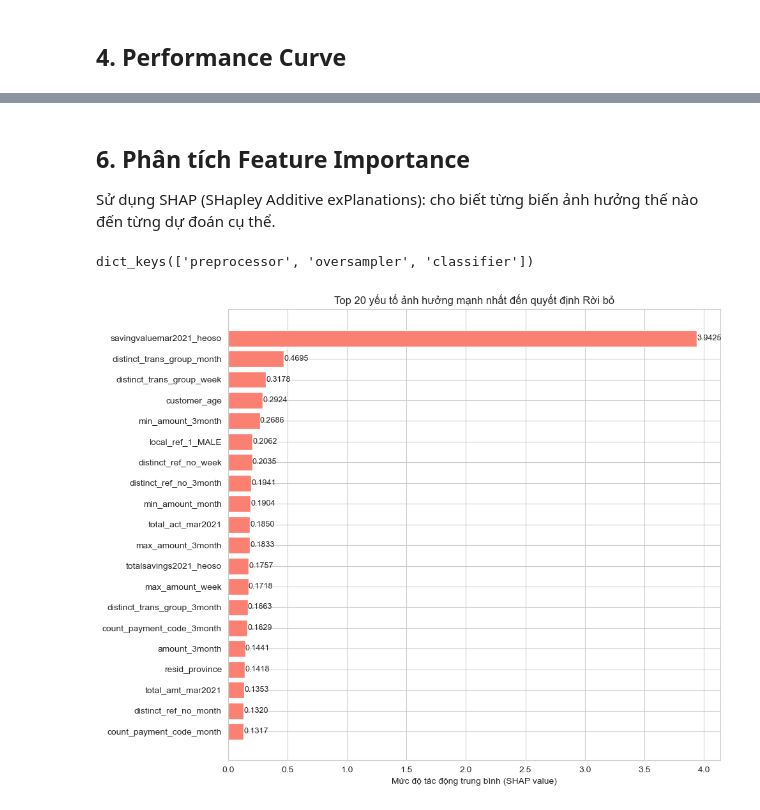
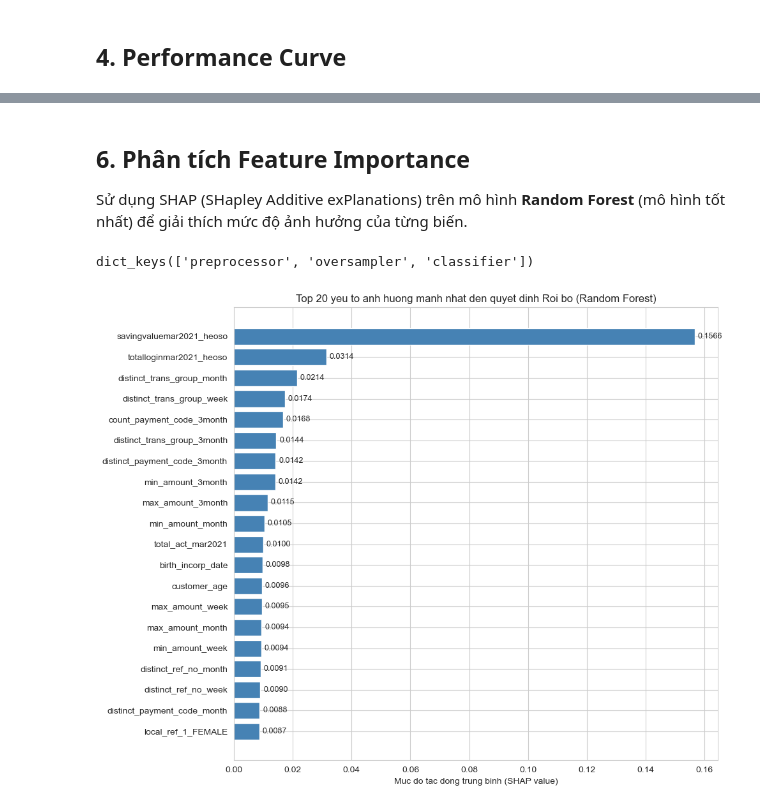
Before and after one commit to truc199/bank-churn, a Jupyter notebook: final.ipynb, the cells around one changed output, grey strips where cells are left out. Drawn from its saved outputs; the diff is of its cells as text; code cells hidden in the pictures.

```diff
--- a/final.ipynb
+++ b/final.ipynb
@@ -415,6 +418,7 @@ totalsavings2021_heoso có tương quan tương đối cao với:
 # %%
 # Loại bỏ các biến gây rò rỉ dữ liệu (Data Leakage) liên quan đến tháng 6 (thời điểm dự đoán)
-future_cols = [c for c in active_customers.columns if 'juin2021' in c.lower()]
+# Lưu ý: totalsavings2021_heoso cần loại bỏ vì chứa thông tin tích lũy tương lai được dùng để định nghĩa target is_exited
+future_cols = [c for c in active_customers.columns if 'juin2021' in c.lower()] + ['totalsavings2021_heoso']
 ignore_cols = ['rd_id', 'is_exited']
 
 # Tách Features (X) và Target (y)
@@ -442,11 +446,11 @@ class_ratio = (y_train == 0).sum() / (y_train == 1).sum()
 # %% [markdown]
 ## **2. Xây dựng mô hình và Đánh giá lần 1**
 # %%
-# Định nghĩa các mô hình cơ sở
+# Định nghĩa các mô hình cơ sở (Không dùng class_weight/scale_pos_weight khi đã có SMOTE)
 classifiers = {
-    "Logistic Regression": LogisticRegression(max_iter=3000, class_weight='balanced'),
-    "Random Forest": RandomForestClassifier(n_estimators=100, class_weight='balanced', random_state=42),
-    "XGBoost": XGBClassifier(eval_metric='logloss', scale_pos_weight=class_ratio, random_state=42, use_label_encoder=False)
+    "Logistic Regression": LogisticRegression(max_iter=3000),
+    "Random Forest": RandomForestClassifier(n_estimators=100, random_state=42),
+    "XGBoost": XGBClassifier(eval_metric='logloss', random_state=42, use_label_encoder=False)
 }
 
 model_results = {}
@@ -469,18 +473,21 @@ for clf_name, clf in classifiers.items():
     preds = model_pipeline.predict(X_test)
     probs = model_pipeline.predict_proba(X_test)[:, 1]
 
-    # Đánh giá
+    # Đánh giá với cả ROC-AUC và AUPRC
     print("Confusion Matrix:")
     print(confusion_matrix(y_test, preds))
     print("\nReport:")
     print(classification_report(y_test, preds))
 
     auc_score = roc_auc_score(y_test, probs)
+    auprc_score = average_precision_score(y_test, probs)
     print(f"ROC-AUC Score: {auc_score:.4f}")
+    print(f"AUPRC (PR-AUC) Score: {auprc_score:.4f}")
 
     model_results[clf_name] = {
         "pipeline": model_pipeline,
-        "score": auc_score
+        "roc_auc": auc_score,
+        "auprc": auprc_score
     }
 # %% [output]
 >>>>> Training: Logistic Regression <<<<<
@@ -797,4 +807,4 @@ weighted avg     0.9467    0.8154    0.8624      1463
 # %% [markdown]
 ## **6. Phân tích Feature Importance**
-Sử dụng SHAP (SHapley Additive exPlanations): cho  biết từng biến ảnh hưởng thế nào đến từng dự đoán cụ thể.
+Sử dụng SHAP (SHapley Additive exPlanations) trên mô hình **Random Forest** (mô hình tốt nhất) để giải thích mức độ ảnh hưởng của từng biến.
 # %%
@@ -803,41 +813,56 @@ final_xgb_model.named_steps.keys()
 # %% [output]
 dict_keys(['preprocessor', 'oversampler', 'classifier'])
 # %%
-# Lấy model XGBoost từ pipeline
-xgb_extractor = final_xgb_model.named_steps['classifier']
+import shap
+
+# Lấy model Random Forest từ pipeline
+rf_extractor = final_rf_model.named_steps['classifier']
 # Biến đổi dữ liệu test qua bước preprocessor
-X_test_processed = final_xgb_model.named_steps['preprocessor'].transform(X_test)
+X_test_processed = final_rf_model.named_steps['preprocessor'].transform(X_test)
 
 # Lấy tên cột sau khi one-hot encoding
-feature_names_out = final_xgb_model.named_steps['preprocessor'].get_feature_names_out()
-# Làm gọn tên cột (bỏ tiền tố của transformer)
+feature_names_out = final_rf_model.named_steps['preprocessor'].get_feature_names_out()
 readable_feature_names = [f.split("__")[-1] for f in feature_names_out]
 
-# Khởi tạo SHAP Explainer
-shap_explainer = shap.Explainer(xgb_extractor)
-shap_vals = shap_explainer(X_test_processed)
+# Khởi tạo SHAP TreeExplainer cho Random Forest
+shap_explainer = shap.TreeExplainer(rf_extractor)
+shap_vals = shap_explainer.shap_values(X_test_processed)
 
-# Tính giá trị SHAP trung bình tuyệt đối để xếp hạng quan trọng
-mean_abs_shap = np.abs(shap_vals.values).mean(axis=0)
+# Xử lý linh hoạt output shape của SHAP:
+# - SHAP cũ: list [class_0_array, class_1_array] mỗi cái shape (n_samples, n_features)
+# - SHAP mới: 3D array shape (n_samples, n_features, n_classes)
+if isinstance(shap_vals, list):
+    shap_churn = np.array(shap_vals[1])   # class 1 (Churn)
+elif hasattr(shap_vals, 'ndim') and shap_vals.ndim == 3:
+    shap_churn = shap_vals[:, :, 1]       # class 1 (Churn)
+else:
+    shap_churn = np.array(shap_vals)
+
+# Đảm bảo shap_churn là 2D: (n_samples, n_features)
+if shap_churn.ndim == 1:
+    shap_churn = shap_churn.reshape(1, -1)
+
+# Tính giá trị SHAP trung bình tuyệt đối để xếp hạng quan trọng (1D vector)
+mean_abs_shap = np.abs(shap_churn).mean(axis=0)   # shape: (n_features,)
+
 importance_df = pd.DataFrame({
     'Variable': readable_feature_names,
     'Importance': mean_abs_shap
 }).sort_values(by='Importance', ascending=True).tail(20)
 
 # Vẽ biểu đồ
 plt.figure(figsize=(10, 8))
-h_bars = plt.barh(importance_df['Variable'], importance_df['Importance'], color='salmon')
-plt.xlabel("Mức độ tác động trung bình (SHAP value)")
-plt.title("Top 20 yếu tố ảnh hưởng mạnh nhất đến quyết định Rời bỏ")
+h_bars = plt.barh(importance_df['Variable'], importance_df['Importance'], color='steelblue')
+plt.xlabel("Muc do tac dong trung binh (SHAP value)")
+plt.title("Top 20 yeu to anh huong manh nhat den quyet dinh Roi bo (Random Forest)")
 
-# Hiển thị giá trị trên thanh
 for bar in h_bars:
     width = bar.get_width()
     plt.text(width + 0.001, bar.get_y() + bar.get_height()/2,
              f"{width:.4f}", va='center', fontsize=9)
 
 plt.tight_layout()
 plt.show()
 # %% [output]
-[figure, old version]
+[figure, new version]
 # %%
```
Also changed, not shown: parts of 16 cells of this notebook, 1 other file.
